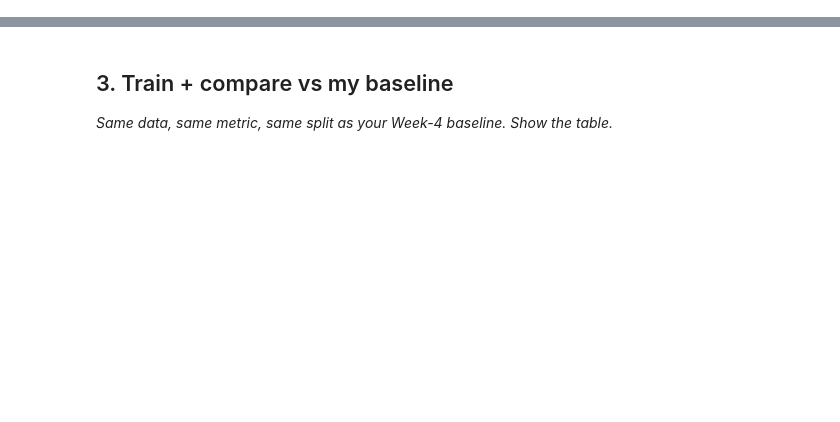
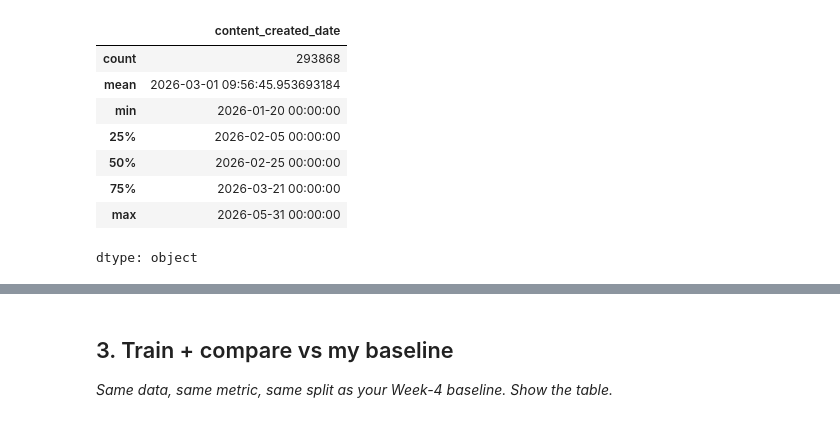
Before and after one commit to adeleke1508/flyrank_week_one_ml_project_1, a Jupyter notebook: work/notebooks/w05_model.ipynb, the cells around one changed output, grey strips where cells are left out. Saved outputs shown, nothing was run; the diff lists cells and outputs as text; code cells hidden in the pictures; blank space fills up the shorter version.

```diff
--- a/work/notebooks/w05_model.ipynb
+++ b/work/notebooks/w05_model.ipynb
@@ -26,0 +23,3 @@ from sklearn.metrics import silhouette_score
+# %%
+df = pd.read_csv('/content/drive/MyDrive/dim_content_and_fact_daily_performance_month_2026_05_cleaned.csv')
+df.columns
@@ -26,0 +64,5 @@ from sklearn.metrics import silhouette_score
+# %%
+date_cols = ['content_created_date', 'content_updated_date']
+df[date_cols] = df[date_cols].apply(pd.to_datetime, errors='coerce')
+
+df.info()
@@ -26,0 +87,3 @@ from sklearn.metrics import silhouette_score
+# %%
+df['ctr_fixed'] = df['ctr'] * 100
+#I am doing this because the ctr was gotten from ; ctr = clicks/((impressions) * 100), hence giving the data too much margin.
@@ -34,3 +127,15 @@ from sklearn.metrics import silhouette_score
+# %%
+df['content_created_date'].describe()
+# %% [output]
+|  | content_created_date |
+| count | 293868 |
+| mean | 2026-03-01 09:56:45.953693184 |
+| min | 2026-01-20 00:00:00 |
+| 25% | 2026-02-05 00:00:00 |
+| 50% | 2026-02-25 00:00:00 |
+| 75% | 2026-03-21 00:00:00 |
+| max | 2026-05-31 00:00:00 |
+dtype: object
 # %%
 # This cell is for CODE (numbers, a query, a check).
 # Write your text answer in the cell ABOVE this one — typing sentences here breaks Run All.
```
Also changed, not shown: parts of 44 cells of this notebook.
